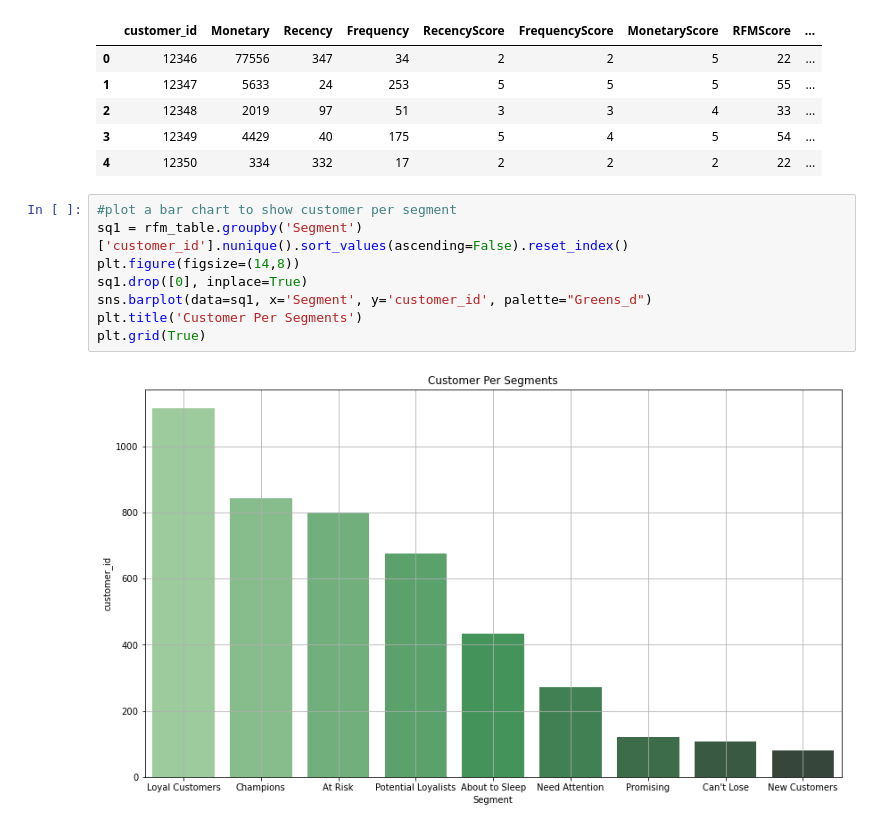
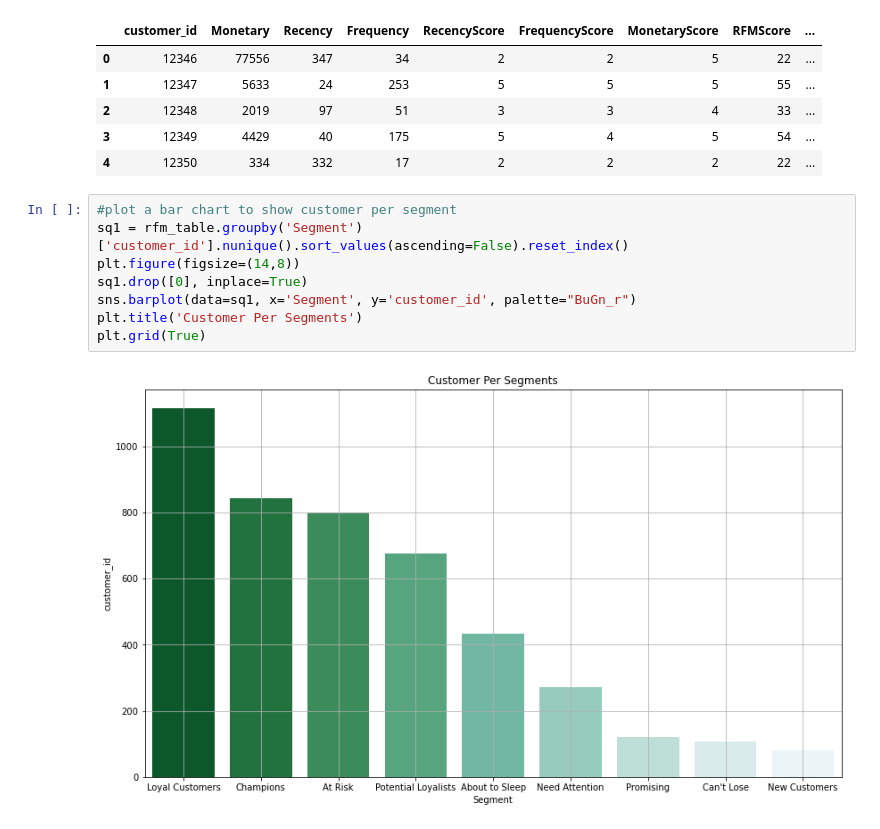
Before and after one commit to jarviscanada/jarvis_data_eng_NazaninAkbari, a Jupyter notebook: python_data_analytics/retail_data_analytics_wrangling.ipynb, the cells around one changed output. Cells and saved outputs as stored; diff of their text form.

Commit message:
data analysis

```diff
--- a/python_data_analytics/retail_data_analytics_wrangling.ipynb
+++ b/python_data_analytics/retail_data_analytics_wrangling.ipynb
@@ -603,13 +603,13 @@ rfm_table.head()
 # %%
 #plot a bar chart to show customer per segment
 sq1 = rfm_table.groupby('Segment')['customer_id'].nunique().sort_values(ascending=False).reset_index()
 plt.figure(figsize=(14,8))
 sq1.drop([0], inplace=True)
-sns.barplot(data=sq1, x='Segment', y='customer_id', palette="Greens_d")
+sns.barplot(data=sq1, x='Segment', y='customer_id', palette="BuGn_r")
 plt.title('Customer Per Segments')
 plt.grid(True)
 # %% [output]
-[figure, old version]
+[figure, new version]
 # %%
 #install the squarity module
 !pip install squarify
```
Also changed, not shown: parts of 6 cells of this notebook, 6 other files.
